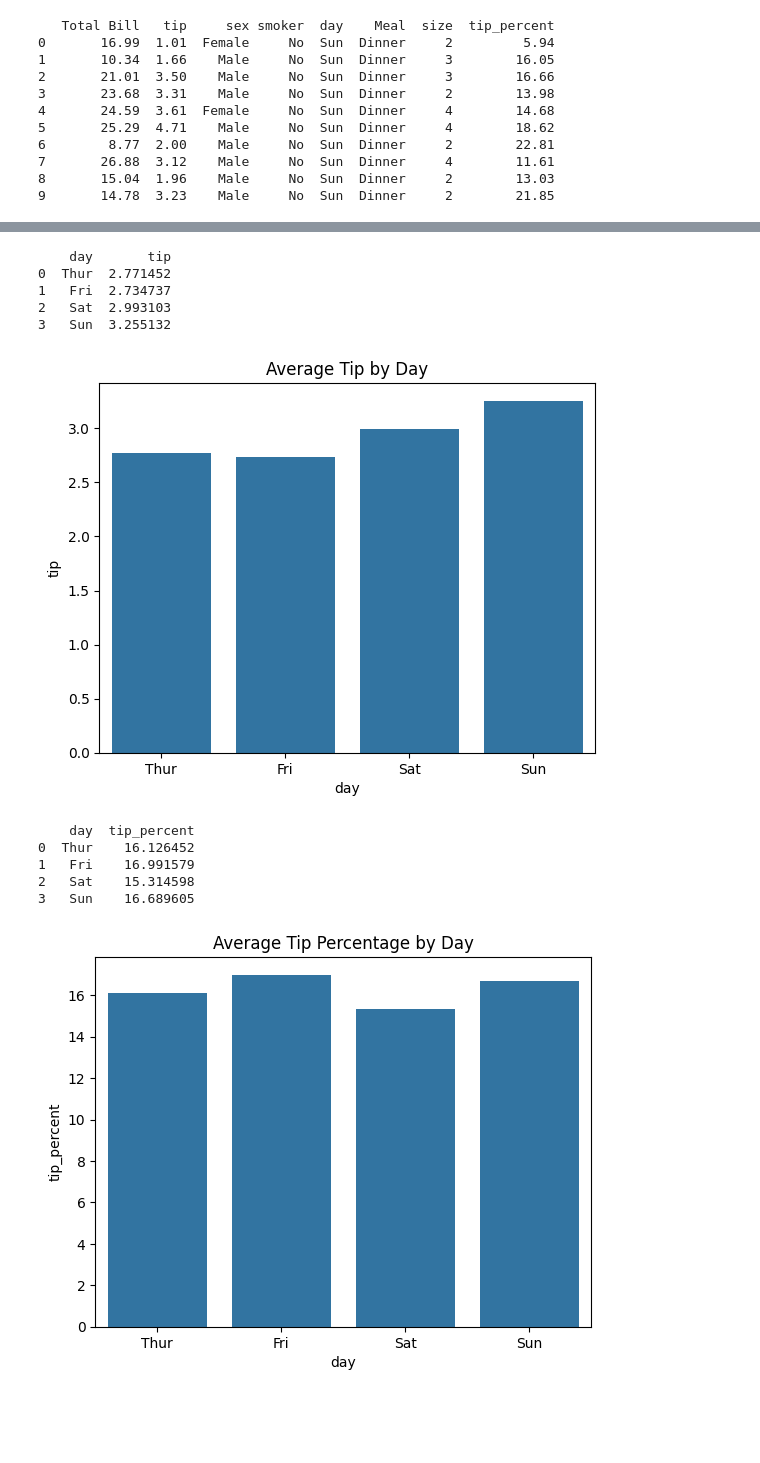
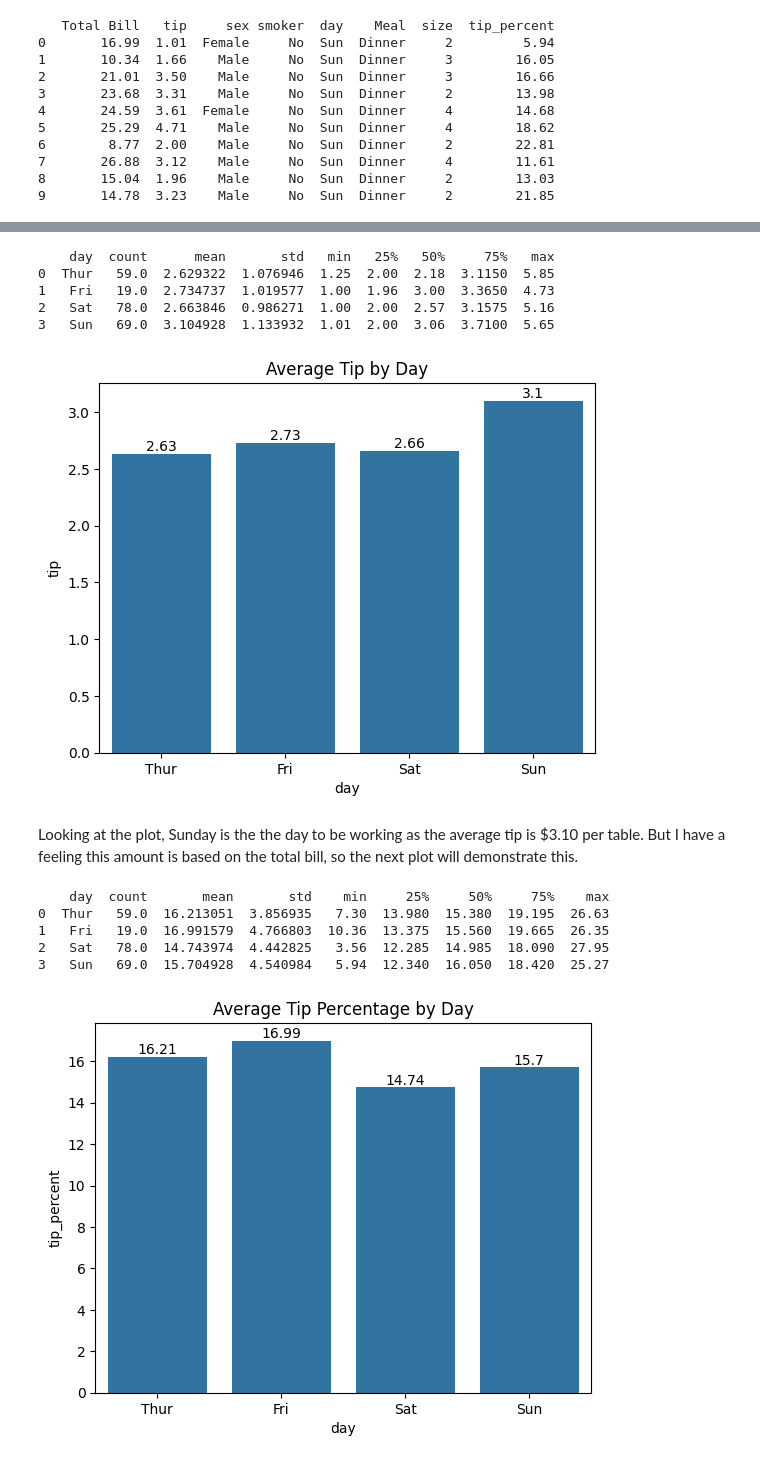
Before and after one commit to Bshell13/datafun-06-eda, a Jupyter notebook: shellenberger_eda.ipynb, the cells around one changed output, grey strips where cells are left out. Drawn from its saved outputs; the diff is of its cells as text; code cells hidden in the pictures; blank space fills up the shorter version.

```diff
--- a/shellenberger_eda.ipynb
+++ b/shellenberger_eda.ipynb
@@ -122 +133,18 @@ print(df.head(10))
+# %%
+# Function to remove outliers
+def no_outliers(dataframe, column: str):
+    Q1 = dataframe[column].quantile(0.25)
+    Q3 = dataframe[column].quantile(0.75)
+    IQR = Q3 - Q1
+
+    threshold = 1.5
+    # Identifies Outliers
+    outliers = dataframe[(dataframe[column] < Q1 - threshold * IQR) | (dataframe[column] > Q3 + threshold * IQR)]
+    return outliers
+
+Total_Bill_outliers = no_outliers(df, 'Total Bill')
+tip_amount_outliers = no_outliers(df, 'tip')
+tip_percent_outliers = no_outliers(df, 'tip_percent')
+union_outliers = pd.concat([Total_Bill_outliers, tip_amount_outliers,tip_percent_outliers]).drop_duplicates()
+df_copy = df.drop(union_outliers.index)
 # %% [markdown]
@@ -138,29 +180,34 @@ The linear model shows a trend in the postitive direction, which means that as t
 
 In this section, I will use a bar plot to show which day (Thursday - Sunday) has the highest tipping on average.
+# %%
+# bar graph of average daily tipping
+daily_average_tipping = df_copy.groupby('day', as_index=False)['tip'].mean().round(2)
+print(df_copy.groupby('day', as_index=False)['tip'].describe())# prints basic stats for each day by tips
+ax_1 = sns.barplot(data=daily_average_tipping, x='day', y='tip')
+ax_1.bar_label(ax_1.containers[0], fontsize=10) # Displays values above bars
+plt.title('Average Tip by Day')
+plt.show()
+# %% [output]
+    day  count      mean       std   min   25%   50%     75%   max
+0  Thur   59.0  2.629322  1.076946  1.25  2.00  2.18  3.1150  5.85
+1   Fri   19.0  2.734737  1.019577  1.00  1.96  3.00  3.3650  4.73
+2   Sat   78.0  2.663846  0.986271  1.00  2.00  2.57  3.1575  5.16
+3   Sun   69.0  3.104928  1.133932  1.01  2.00  3.06  3.7100  5.65
+[figure, added]
+# %% [markdown]
+Looking at the plot, Sunday is the the day to be working as the average tip is $3.10 per table. But I have a feeling this amount is based on the total bill, so the next plot will demonstrate this.
 # %%
-# bar graph of average daily tipping
-daily_tipping = (df.groupby('day', as_index=False)['tip'].mean())
-print(daily_tipping)
-sns.barplot(data=daily_tipping, x='day', y='tip')
-plt.title('Average Tip by Day')
-plt.show()
-
 #bar graph of daily average tipping by percentage of total bill
-daily_tip_percentage = (df.groupby('day', as_index=False)['tip_percent'].mean())
-print(daily_tip_percentage)
-sns.barplot(data=daily_tip_percentage, x='day', y='tip_percent')
+daily_average_tip_percentage = df_copy.groupby('day', as_index=False)['tip_percent'].mean().round(2)
+print(df_copy.groupby('day', as_index=False)['tip_percent'].describe())# prints basic stats for each day by tips
+ax_2 = sns.barplot(data=daily_average_tip_percentage, x='day', y='tip_percent')
+ax_2.bar_label(ax_2.containers[0], fontsize=10) # Displays values above bars
 plt.title('Average Tip Percentage by Day')
 plt.show()
 # %% [output]
-    day       tip
-0  Thur  2.771452
-1   Fri  2.734737
-2   Sat  2.993103
-3   Sun  3.255132
+    day  count       mean       std    min     25%     50%     75%    max
+0  Thur   59.0  16.213051  3.856935   7.30  13.980  15.380  19.195  26.63
+1   Fri   19.0  16.991579  4.766803  10.36  13.375  15.560  19.665  26.35
+2   Sat   78.0  14.743974  4.442825   3.56  12.285  14.985  18.090  27.95
+3   Sun   69.0  15.704928  4.540984   5.94  12.340  16.050  18.420  25.27
-[figure, old version]
+[figure, new version]
-    day  tip_percent
-0  Thur    16.126452
-1   Fri    16.991579
-2   Sat    15.314598
-3   Sun    16.689605
-[figure, removed]
```
Also changed, not shown: parts of 28 cells of this notebook, 1 other file.
